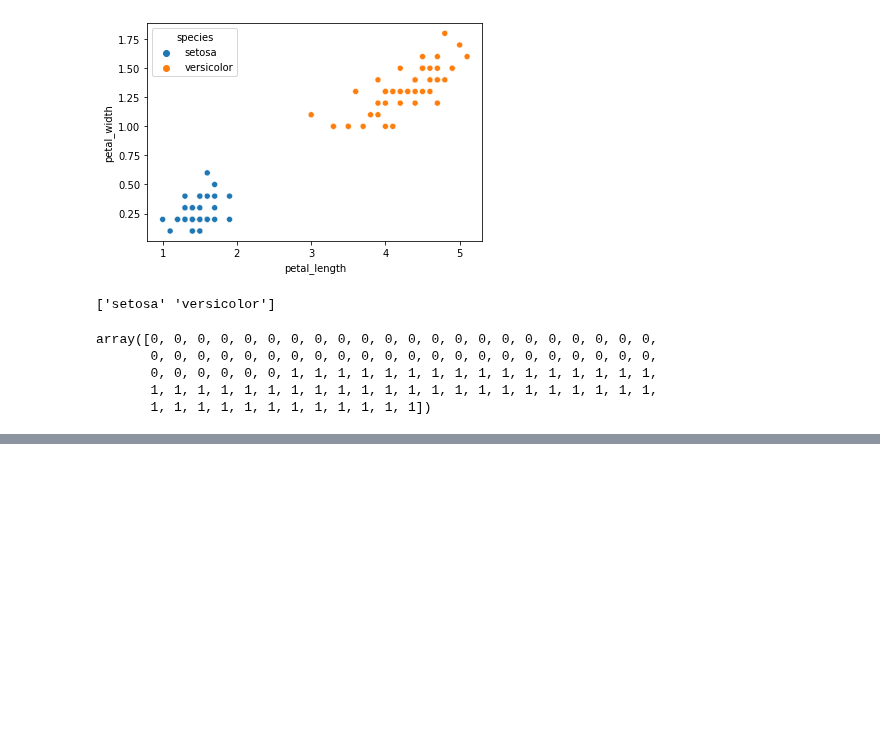
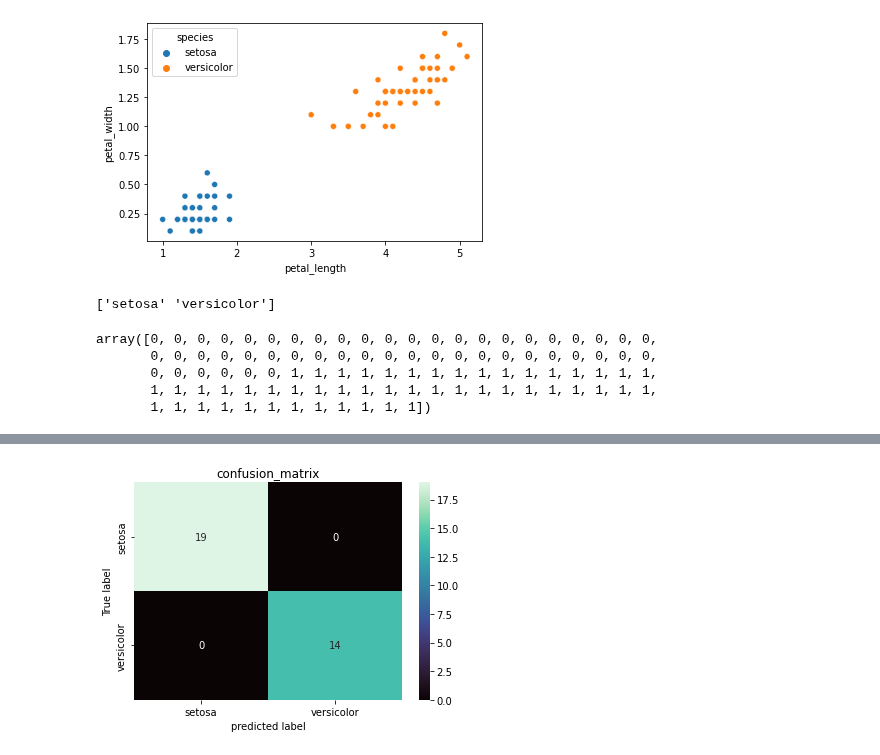
Before and after one commit to santhoshmc/machine-learning, a Jupyter notebook: MachineLearning_Sklearn.ipynb, the cells around one changed output, grey strips where cells are left out. Cells and saved outputs as stored; diff of their text form; code cells hidden in the pictures; blank space fills up the shorter version.

```diff
--- a/MachineLearning_Sklearn.ipynb
+++ b/MachineLearning_Sklearn.ipynb
@@ -106,0 +195,9 @@ array([0, 0, 0, 0, 0, 0, 0, 0, 0, 0, 0, 0, 0, 0, 0, 0, 0, 0, 0, 0, 0, 0,
+# %%
+ax=sns.heatmap(conf_df,
+               annot=True,
+               cmap=sns.color_palette('mako', as_cmap=True))
+ax.title.set_text('confusion_matrix')
+ax.set(xlabel='predicted label', ylabel='True label')
+plt.show()
+# %% [output]
+[figure, added]
```
Also changed, not shown: parts of 21 cells of this notebook.
